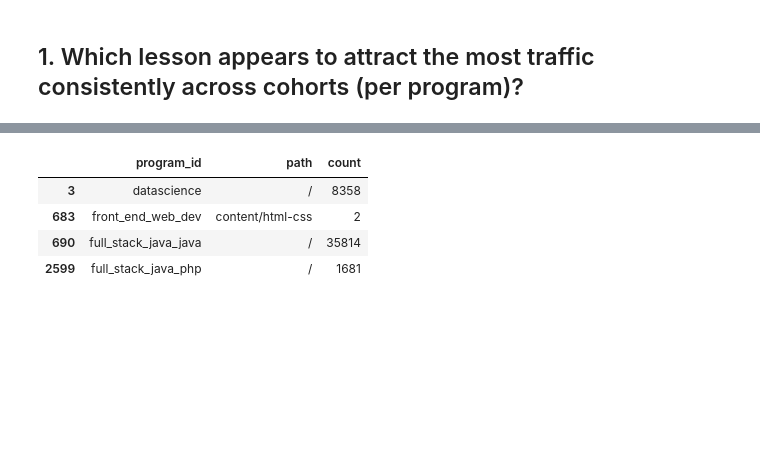
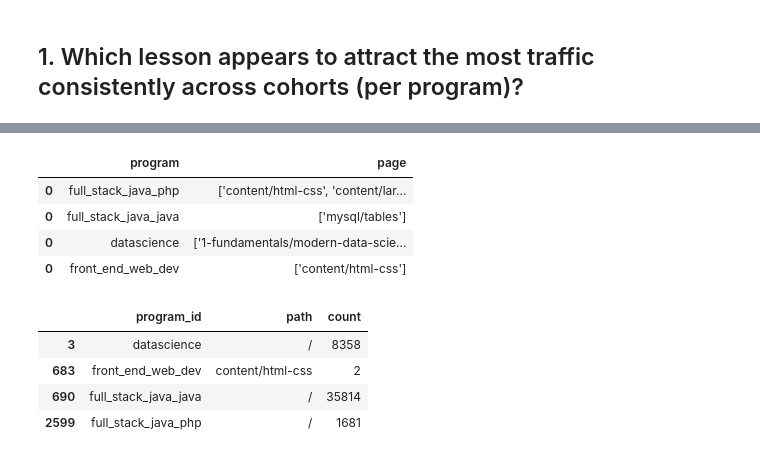
Before and after one commit to Anomaly-detection-project-RD/anomaly_detection, a Jupyter notebook: rosendo_anomaly_project_v3.ipynb, the cells around one changed output, grey strips where cells are left out. Saved outputs shown, nothing was run; the diff lists cells and outputs as text; code cells hidden in the pictures; blank space fills up the shorter version.

```diff
--- a/rosendo_anomaly_project_v3.ipynb
+++ b/rosendo_anomaly_project_v3.ipynb
@@ -98,3 +97,11 @@ df.head()
+# %%
+wrangle.question_one(df)
+# %% [output]
+|  | program | page |
+| 0 | full_stack_java_php | ['content/html-css', 'content/lar... |
+| 0 | full_stack_java_java | ['mysql/tables'] |
+| 0 | datascience | ['1-fundamentals/modern-data-scie... |
+| 0 | front_end_web_dev | ['content/html-css'] |
 # %%
 # Use the function to find the most accessed lesson per program
 w.most_accessed_lesson(df)
```
Also changed, not shown: parts of 8 cells of this notebook.
